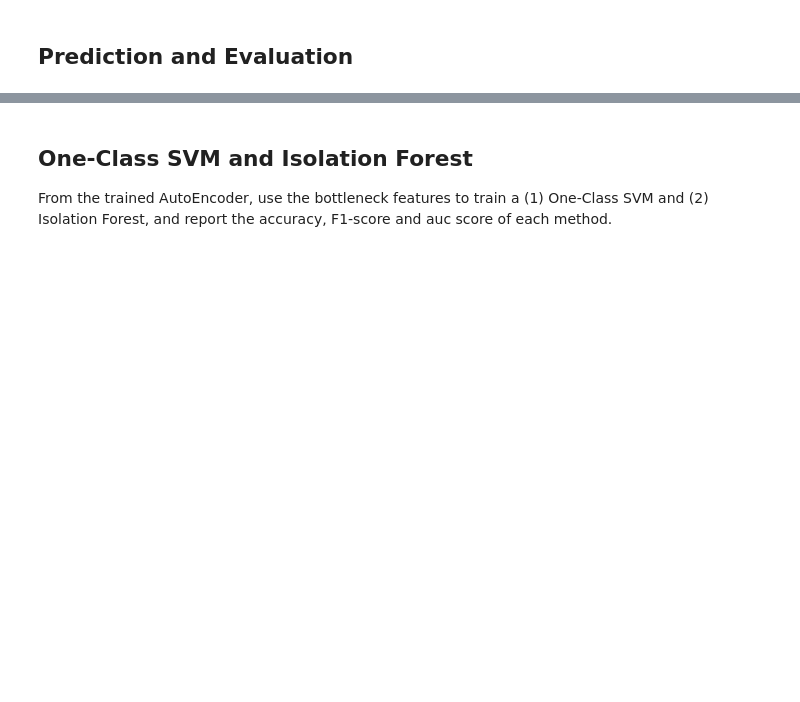
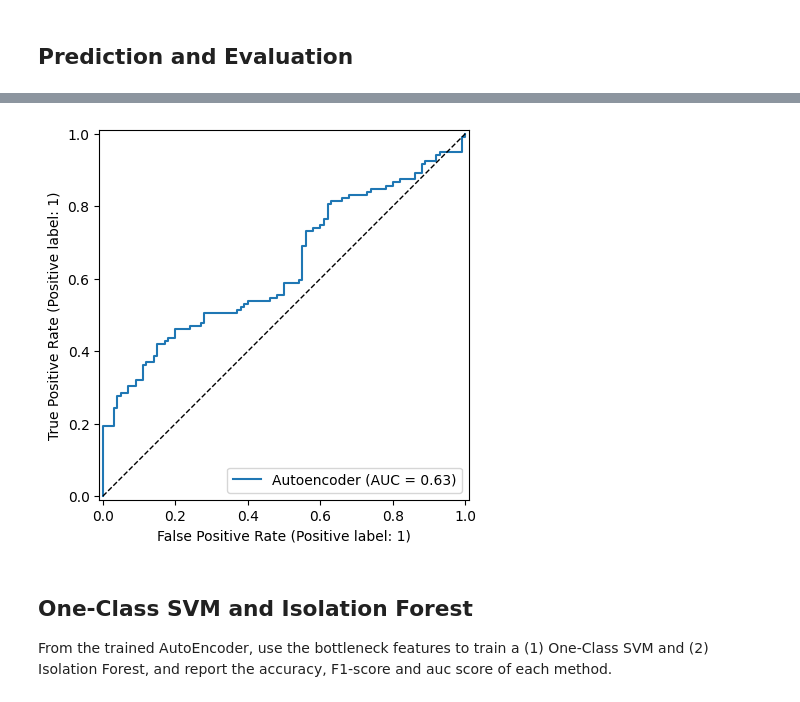
Before and after one commit to viktorkjellsson/CIVIL426_2, a Jupyter notebook: Graded_Exercise_2.ipynb, the cells around one changed output, grey strips where cells are left out. Cells and saved outputs as stored; diff of their text form; code cells hidden in the pictures; blank space fills up the shorter version.

```diff
--- a/Graded_Exercise_2.ipynb
+++ b/Graded_Exercise_2.ipynb
@@ -233,7 +268,7 @@ features = file_to_features(wav_test_file)
 To define and optimize a neural network, we will use the library [PyTorch](http://pytorch.org).
 # %%
 DATA_PATH = "."
-MACHINE = "pump_04" # Choice between  "valve_00" or "pump_04"
+MACHINE = "valve_00" # Choose between  "valve_00" or "pump_04"
 # %%
 class MIMII(Dataset):
     def __init__(self, root, machine, train=True, transform=None, target_transform=None):
@@ -566,11 +605,13 @@ print(f"Threshold Confidence Interval: {mean_threshold_cv:.10f} ± {confidence_i
 # %%
 from sklearn.metrics import RocCurveDisplay
 RocCurveDisplay.from_predictions(y_true, y_scores, name="Autoencoder")
 plt.plot([0, 1], [0, 1], 'k--', linewidth=1)
-plt.title(f"Receiver operating characteristic (ROC) curve for {MACHINE}");
+# plt.title(f"Receiver operating characteristic (ROC) curve for {MACHINE}"); #Don't need the title because in the report we should add one too
 # load the figure
 file_path = os.path.join(output_dir, 'ROC_autoencoder.png')
 plt.savefig(file_path, dpi=300)
+# %% [output]
+[figure, added]
 # %% [markdown]
 ## One-Class SVM and Isolation Forest
 
```
Also changed, not shown: parts of 13 cells of this notebook.
